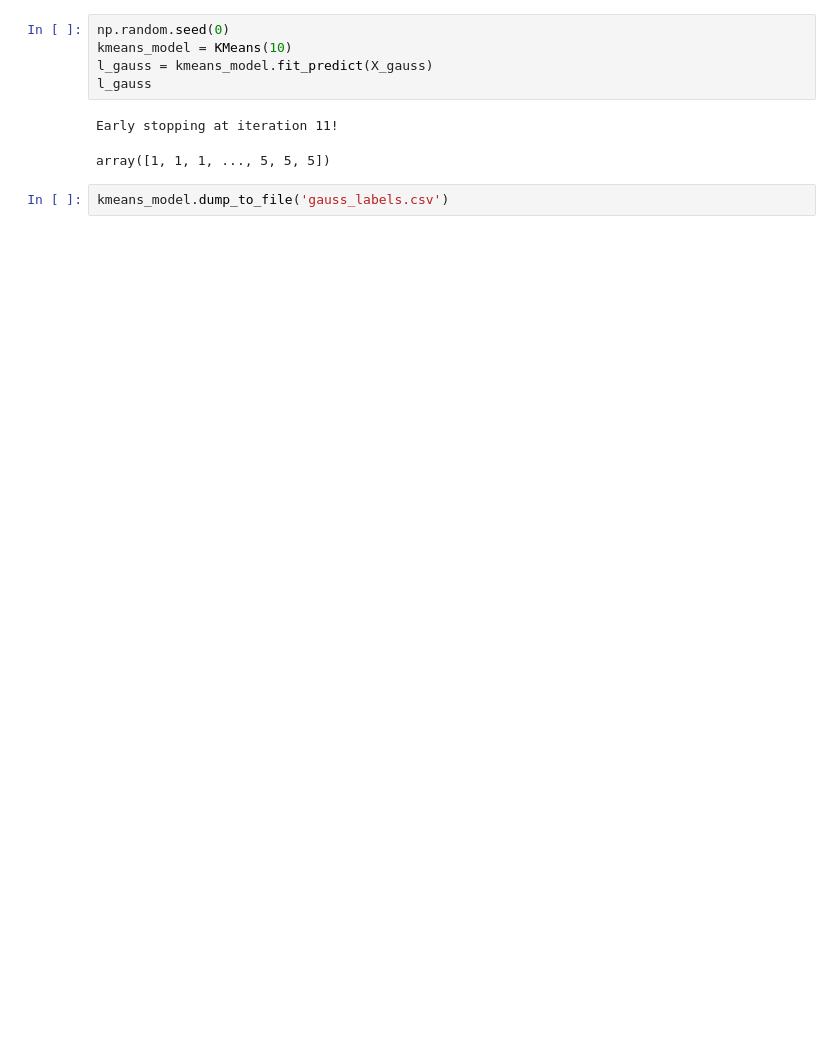
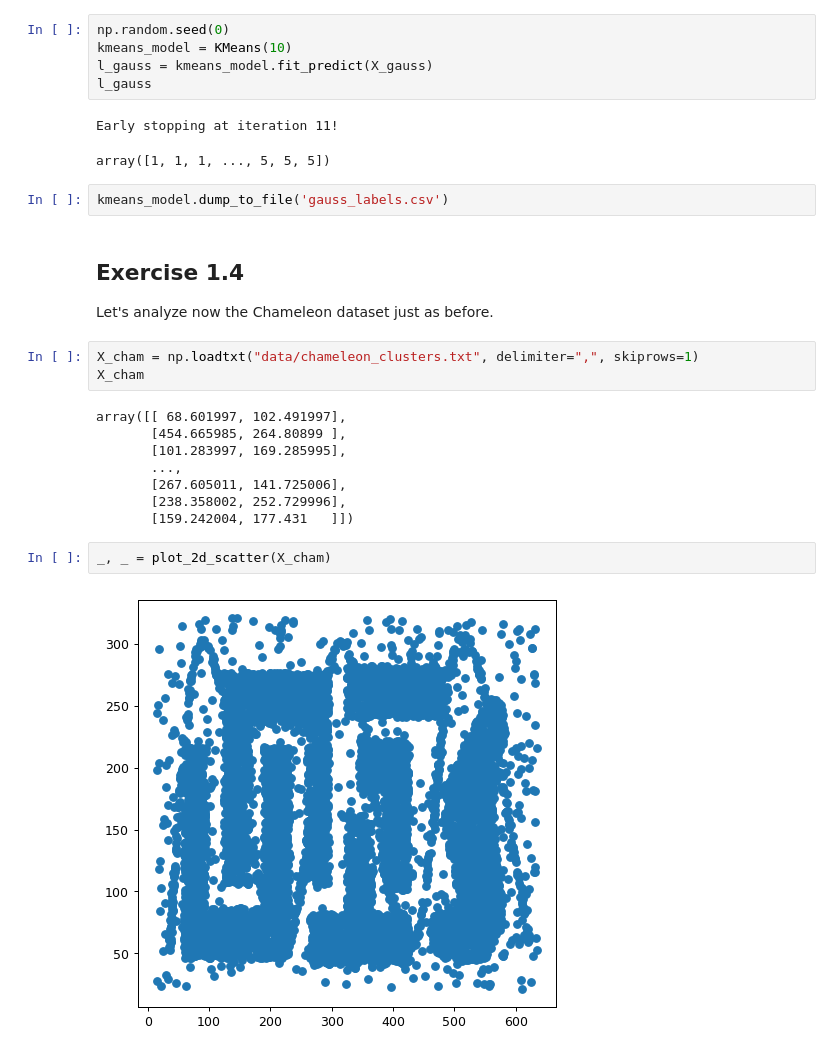
Before and after one commit to dbdmg/aiis-mllabs, a Jupyter notebook: HandsOn2 - Clustering/HandsOn2.2Sol.ipynb, the cells around one changed output. Saved outputs shown, nothing was run; the diff lists cells and outputs as text; blank space fills up the shorter version.

```diff
--- a/HandsOn2 - Clustering/HandsOn2.2Sol.ipynb
+++ b/HandsOn2 - Clustering/HandsOn2.2Sol.ipynb
@@ -115,3 +127,22 @@ Early stopping at iteration 11!
 array([1, 1, 1, ..., 5, 5, 5])
 # %%
 kmeans_model.dump_to_file('gauss_labels.csv')
+# %% [markdown]
+## Exercise 1.4
+
+Let's analyze now the Chameleon dataset just as before.
+# %%
+X_cham = np.loadtxt("data/chameleon_clusters.txt", delimiter=",", skiprows=1)
+X_cham
+# %% [output]
+array([[ 68.601997, 102.491997],
+       [454.665985, 264.80899 ],
+       [101.283997, 169.285995],
+       ...,
+       [267.605011, 141.725006],
+       [238.358002, 252.729996],
+       [159.242004, 177.431   ]])
+# %%
+_, _ = plot_2d_scatter(X_cham)
+# %% [output]
+[figure, added]
```
Also changed, not shown: parts of 15 cells of this notebook.
